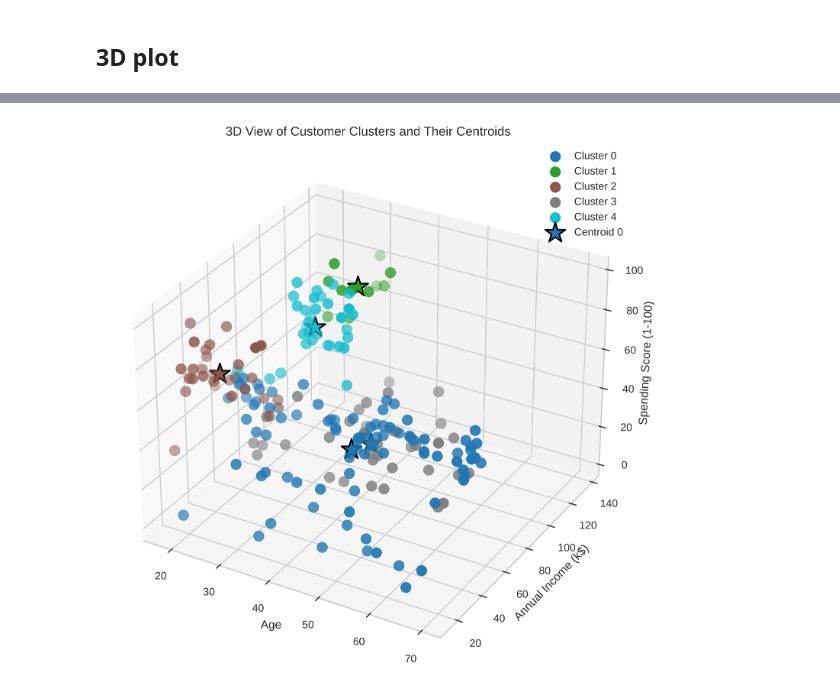
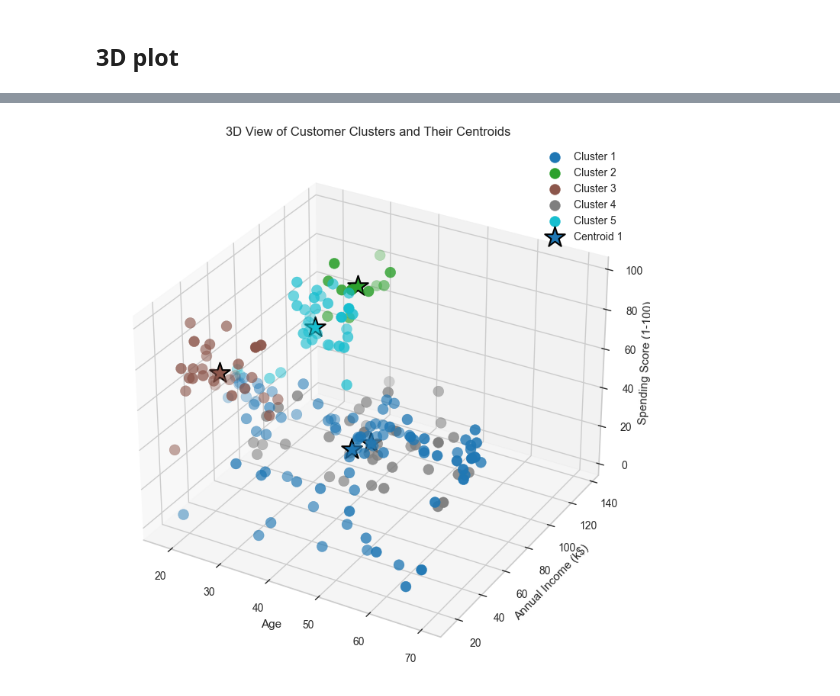
Before and after one commit to khalilAnkri/ecommerce, a Jupyter notebook: notebooks/reference/basic_clustering_eCommerce.ipynb, the cells around one changed output, grey strips where cells are left out. Drawn from its saved outputs; the diff is of its cells as text; code cells hidden in the pictures.

```diff
--- a/notebooks/reference/basic_clustering_eCommerce.ipynb
+++ b/notebooks/reference/basic_clustering_eCommerce.ipynb
@@ -165,8 +213,4 @@ plt.scatter(kmeansmodel.cluster_centers_[:,0],
 # %%
-import matplotlib.pyplot as plt
-from mpl_toolkits.mplot3d import Axes3D
-import numpy as np
-
 # Create a new figure for the 3D plot
 fig = plt.figure(figsize=(12, 9))
 ax = fig.add_subplot(111, projection='3d')
@@ -175,36 +219,36 @@ ax = fig.add_subplot(111, projection='3d')
 n_clusters = kmeansmodel.n_clusters
 
 # Generate distinct colors for each cluster dynamically
-colors = plt.get_cmap('tab10', n_clusters)  # plt.cm.get_cmap no longer exists in matplotlib >= 3.9
+colors = plt.get_cmap('tab10', n_clusters)
 
 # Plot the data points for each of the 4 clusters
 for i in range(n_clusters):
     ax.scatter(X[y_kmeans == i, 0],  # Age
                X[y_kmeans == i, 1],  # Annual Income
                X[y_kmeans == i, 2],  # Spending Score
                s=100,
                color=colors(i),
-               label=f'Cluster {i}')
+               label=f'Cluster {i+1}')
 
 # Plot all 4 corresponding centroids
 centroids = kmeansmodel.cluster_centers_
 for i in range(n_clusters):
     ax.scatter(centroids[i, 0],
                centroids[i, 1],
                centroids[i, 2],
                s=400,
                color=colors(i),
                marker='*',
                edgecolors='black',
                linewidths=1.5,
-               label=f'Centroid {i}' if i == 0 else "")  # Single label for legend clarity
+               label=f'Centroid {i+1}' if i == 0 else "")  # Single label for legend clarity
 
 # Label the 3D axes
 ax.set_title('3D View of Customer Clusters and Their Centroids')
 ax.set_xlabel('Age')
 ax.set_ylabel('Annual Income (k$)')
 ax.set_zlabel('Spending Score (1-100)')
 ax.legend()
 plt.show()
 # %% [output]
-[figure, old version]
+[figure, new version]
```
Also changed, not shown: parts of 13 cells of this notebook, 2 other files.
